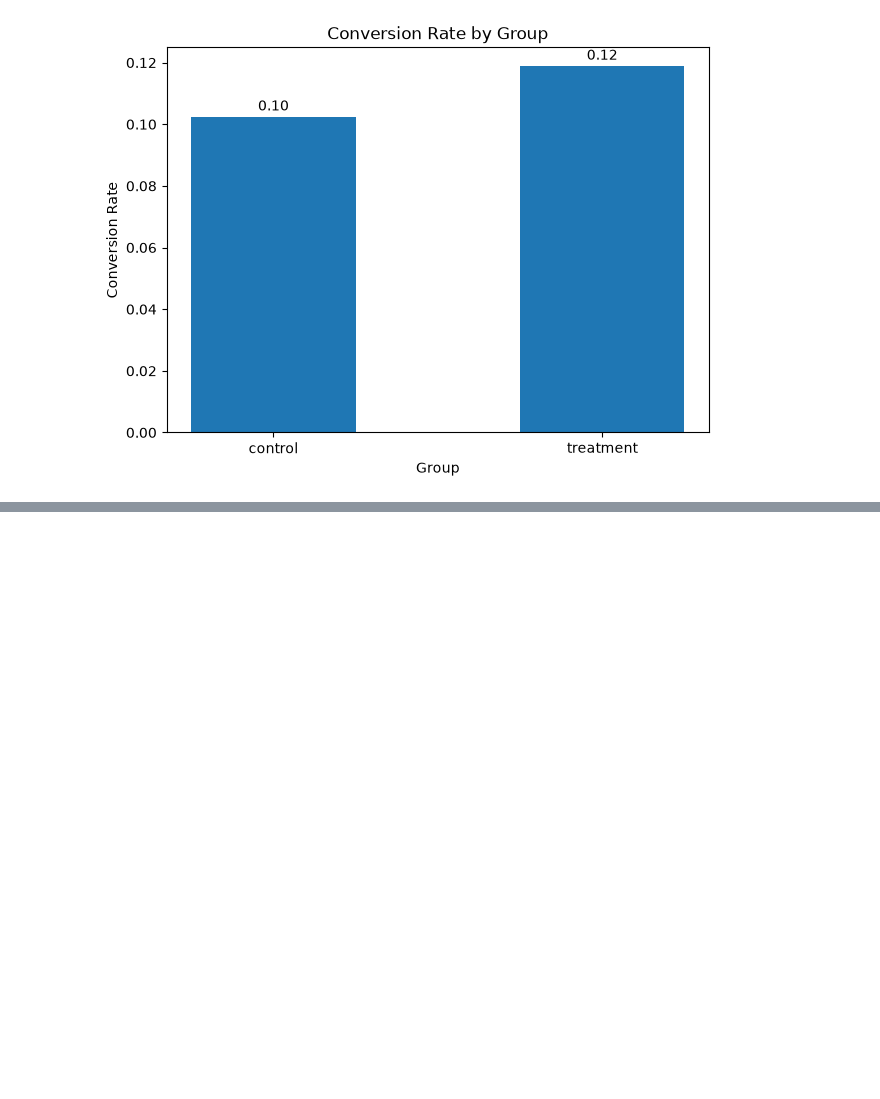
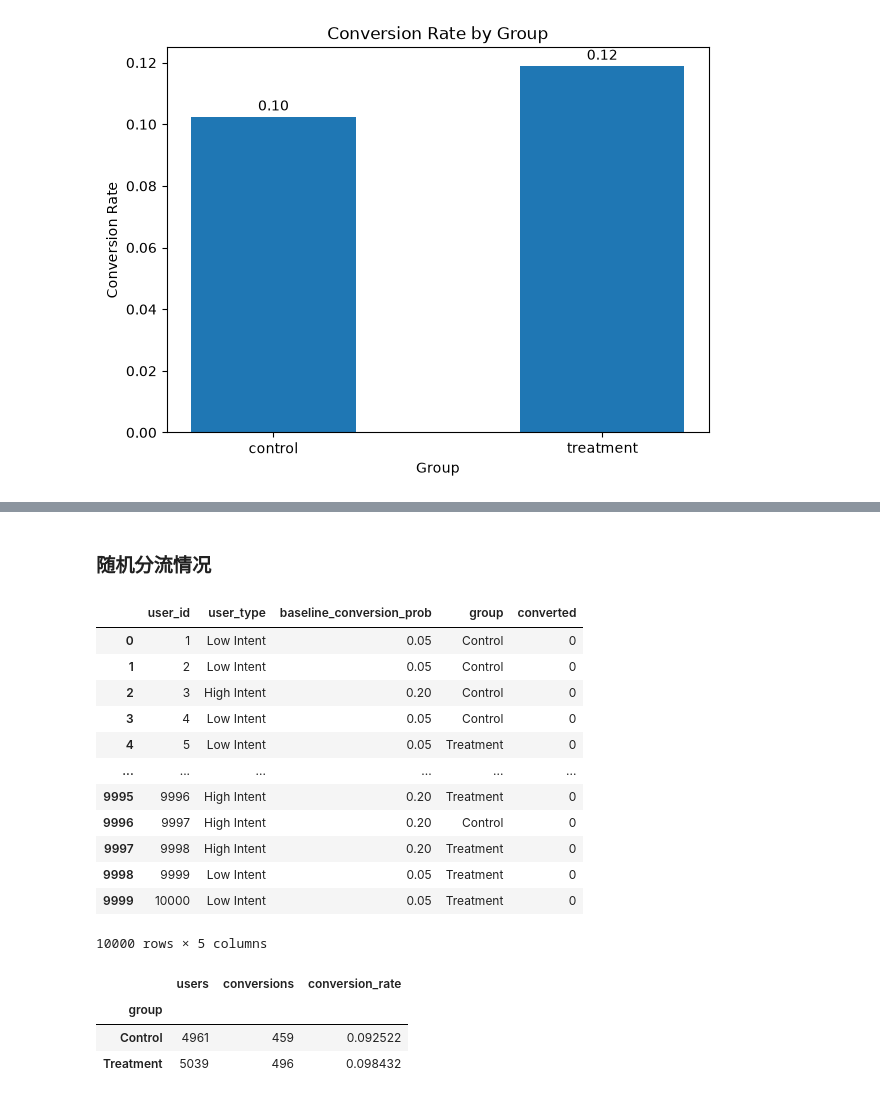
Before and after one commit to LizPink/AB-Testing, a Jupyter notebook: notebooks/01_ab_test_basic_concepts.ipynb, the cells around one changed output, grey strips where cells are left out. Cells and saved outputs as stored; diff of their text form; code cells hidden in the pictures; blank space fills up the shorter version.

```diff
--- a/notebooks/01_ab_test_basic_concepts.ipynb
+++ b/notebooks/01_ab_test_basic_concepts.ipynb
@@ -169,0 +242,10 @@ plt.show()
+# %%
+n_users = 10_000
+# %%
+# 模拟用户类型
+user_type = rng.choice(
+    a=["Low Intent", "High Intent"],
+    size=n_users,
+    p=[0.7, 0.3]
+)
+user_type
@@ -169,0 +255,8 @@ plt.show()
+# %%
+# 模拟不同类型的用户转化率
+baseline_conversion_rate = np.where(
+    user_type == "High Intent",
+    0.20,
+    0.05
+)
+baseline_conversion_rate
@@ -169,0 +265,8 @@ plt.show()
+# %%
+# 生成模拟数据
+users = pd.DataFrame(data={
+    "user_id": np.arange(1, n_users + 1),
+    "user_type": user_type,
+    "baseline_conversion_prob": baseline_conversion_rate
+})
+users
@@ -169,0 +287,45 @@ plt.show()
+# %% [markdown]
+### 随机分流情况
+# %%
+# 随机分流情况
+random_df = users.copy()
+random_df["group"] = rng.choice(
+    a=["Control", "Treatment"],
+    size=n_users,
+    p=[0.5, 0.5]
+)
+
+# Treatment没有效果，转化率只与用户的类型有关
+random_df["converted"] = rng.binomial(
+    n=1,
+    p=random_df["baseline_conversion_prob"]
+)
+
+random_df
+# %% [output]
+|  | user_id | user_type | baseline_conversion_prob | group | converted |
+| 0 | 1 | Low Intent | 0.05 | Control | 0 |
+| 1 | 2 | Low Intent | 0.05 | Control | 0 |
+| 2 | 3 | High Intent | 0.20 | Control | 0 |
+| 3 | 4 | Low Intent | 0.05 | Control | 0 |
+| 4 | 5 | Low Intent | 0.05 | Treatment | 0 |
+| ... | ... | ... | ... | ... | ... |
+| 9995 | 9996 | High Intent | 0.20 | Treatment | 0 |
+| 9996 | 9997 | High Intent | 0.20 | Control | 0 |
+| 9997 | 9998 | High Intent | 0.20 | Treatment | 0 |
+| 9998 | 9999 | Low Intent | 0.05 | Treatment | 0 |
+| 9999 | 10000 | Low Intent | 0.05 | Treatment | 0 |
+10000 rows × 5 columns
+# %%
+# 在这种情况下计算两组平均转化率
+random_summary = random_df.groupby(by=["group"]).agg(
+    users=("user_id", "count"),
+    conversions=("converted", "sum"),
+    conversion_rate=("converted", "mean")
+)
+random_summary
+# %% [output]
+|  | users | conversions | conversion_rate |
+| group |  |  |  |
+| Control | 4961 | 459 | 0.092522 |
+| Treatment | 5039 | 496 | 0.098432 |
```
Also changed, not shown: parts of 11 cells of this notebook.
